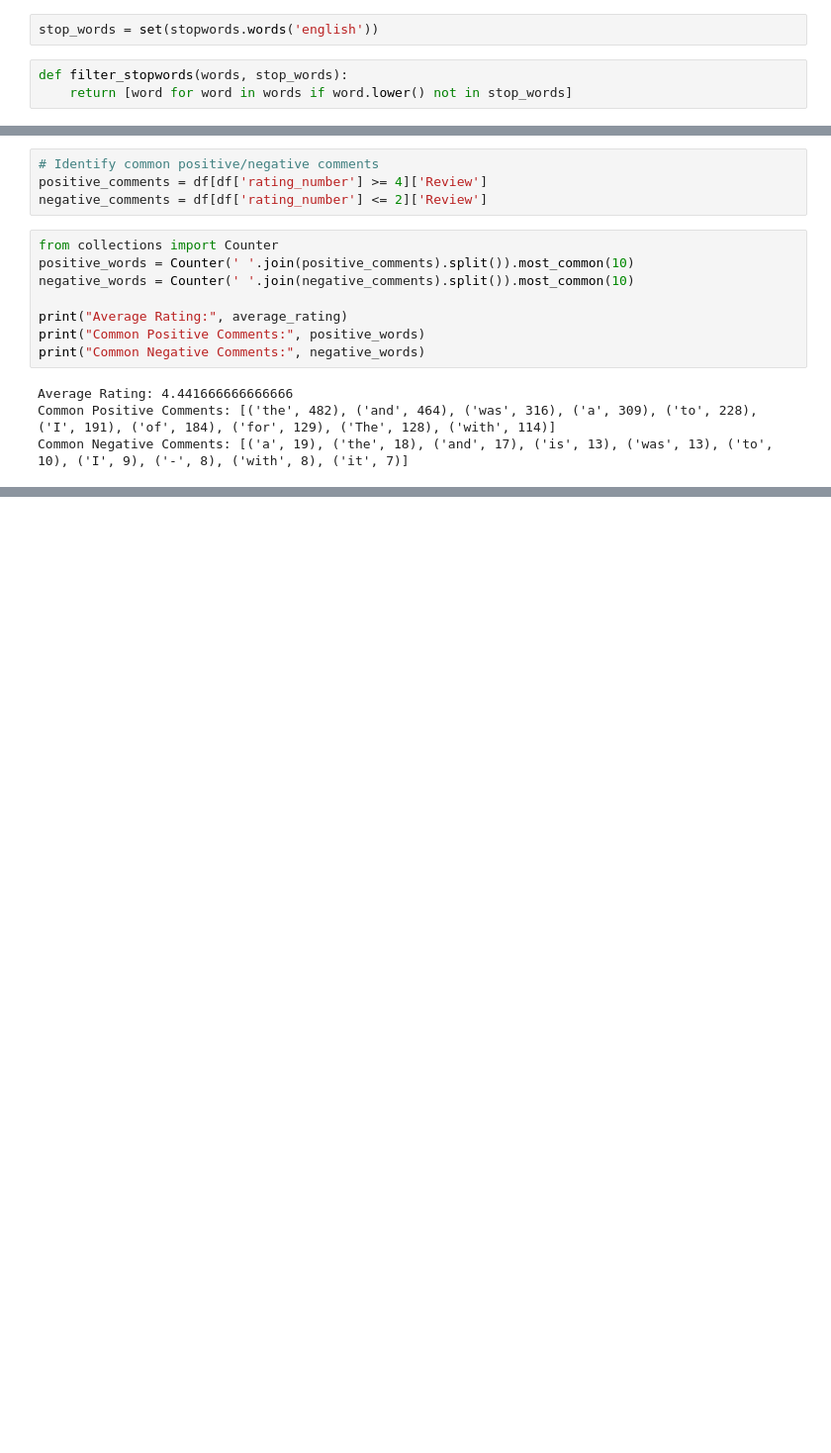
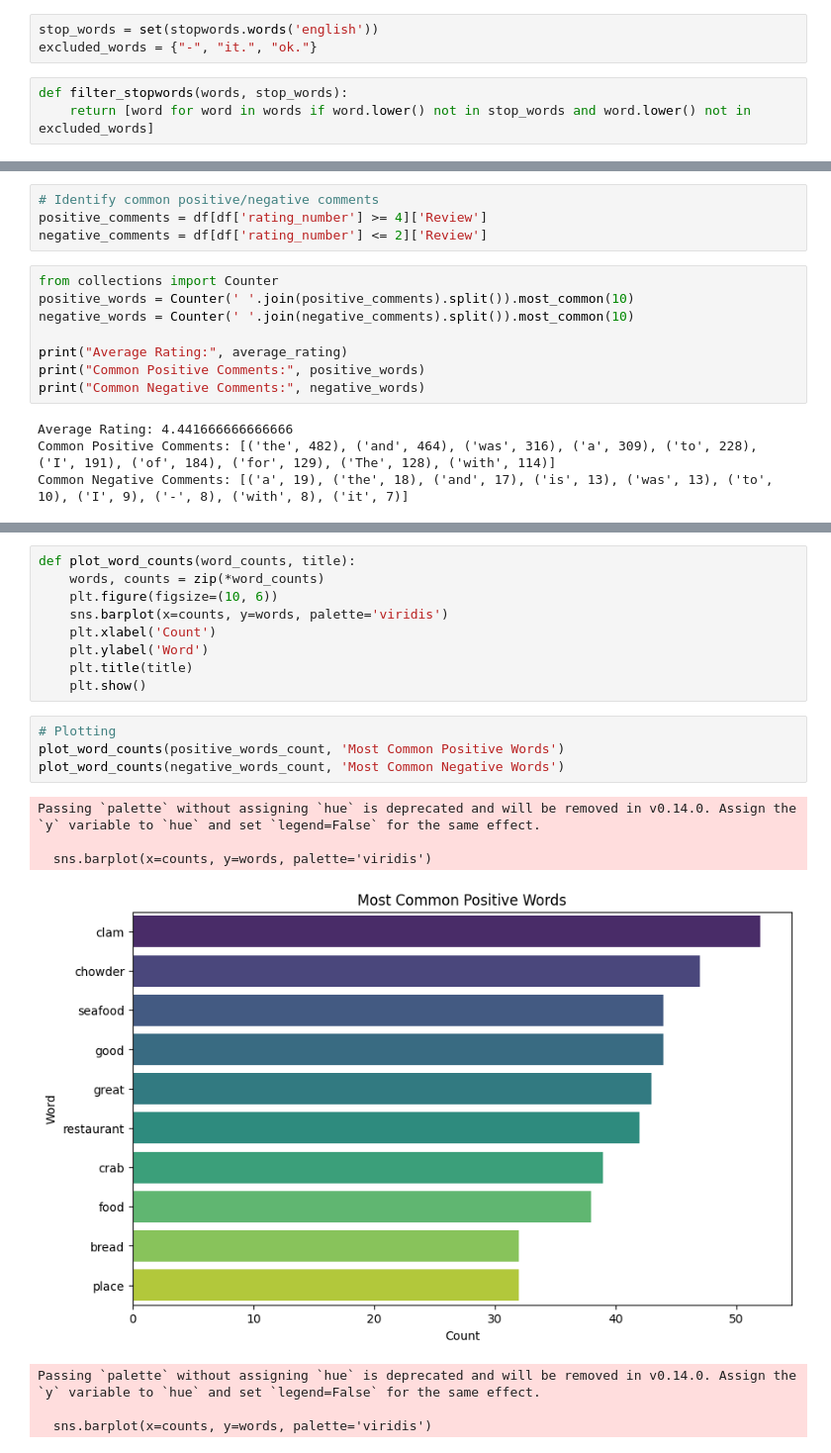
Before and after one commit to jaygautammm/CodEvo-Solutions-DA, a Jupyter notebook: Task 1/Review.ipynb, the cells around one changed output, grey strips where cells are left out. Shown at 99% size. Drawn from its saved outputs; the diff is of its cells as text; blank space fills up the shorter version.

```diff
--- a/Task 1/Review.ipynb
+++ b/Task 1/Review.ipynb
@@ -8,9 +10,10 @@ file_path = 'reviews.csv'
 df = pd.read_csv(file_path)
 # %%
 stop_words = set(stopwords.words('english'))
+excluded_words = {"-", "it.", "ok."}
 # %%
 def filter_stopwords(words, stop_words):
-    return [word for word in words if word.lower() not in stop_words]
+    return [word for word in words if word.lower() not in stop_words and word.lower() not in excluded_words]
 # %%
 # Convert ratings to numerical values
 df['Rating'] = df['Rating'].astype(str)
@@ -56,0 +60,21 @@ Common Negative Comments (Filtered): [('-', 8), ('it.', 3), ('waiter', 3), ('wat
+# %%
+def plot_word_counts(word_counts, title):
+    words, counts = zip(*word_counts)
+    plt.figure(figsize=(10, 6))
+    sns.barplot(x=counts, y=words, palette='viridis')
+    plt.xlabel('Count')
+    plt.ylabel('Word')
+    plt.title(title)
+    plt.show()
+# %%
+# Plotting
+plot_word_counts(positive_words_count, 'Most Common Positive Words')
+plot_word_counts(negative_words_count, 'Most Common Negative Words')
+# %% [output]
+Passing `palette` without assigning `hue` is deprecated and will be removed in v0.14.0. Assign the `y` variable to `hue` and set `legend=False` for the same effect.
+
+  sns.barplot(x=counts, y=words, palette='viridis')
+[figure, added]
+Passing `palette` without assigning `hue` is deprecated and will be removed in v0.14.0. Assign the `y` variable to `hue` and set `legend=False` for the same effect.
+
+  sns.barplot(x=counts, y=words, palette='viridis')
```
Also changed, not shown: parts of 4 cells of this notebook, 2 other files.
